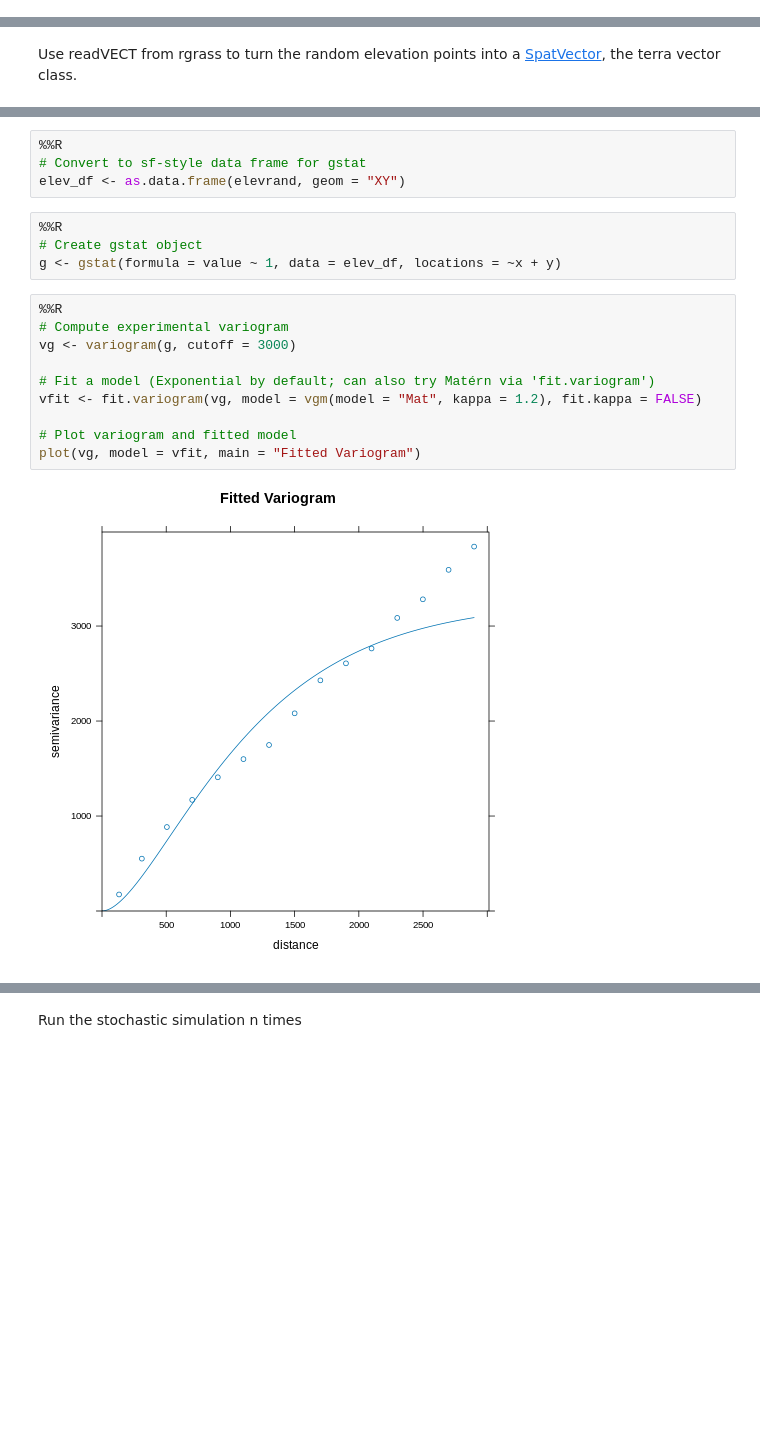
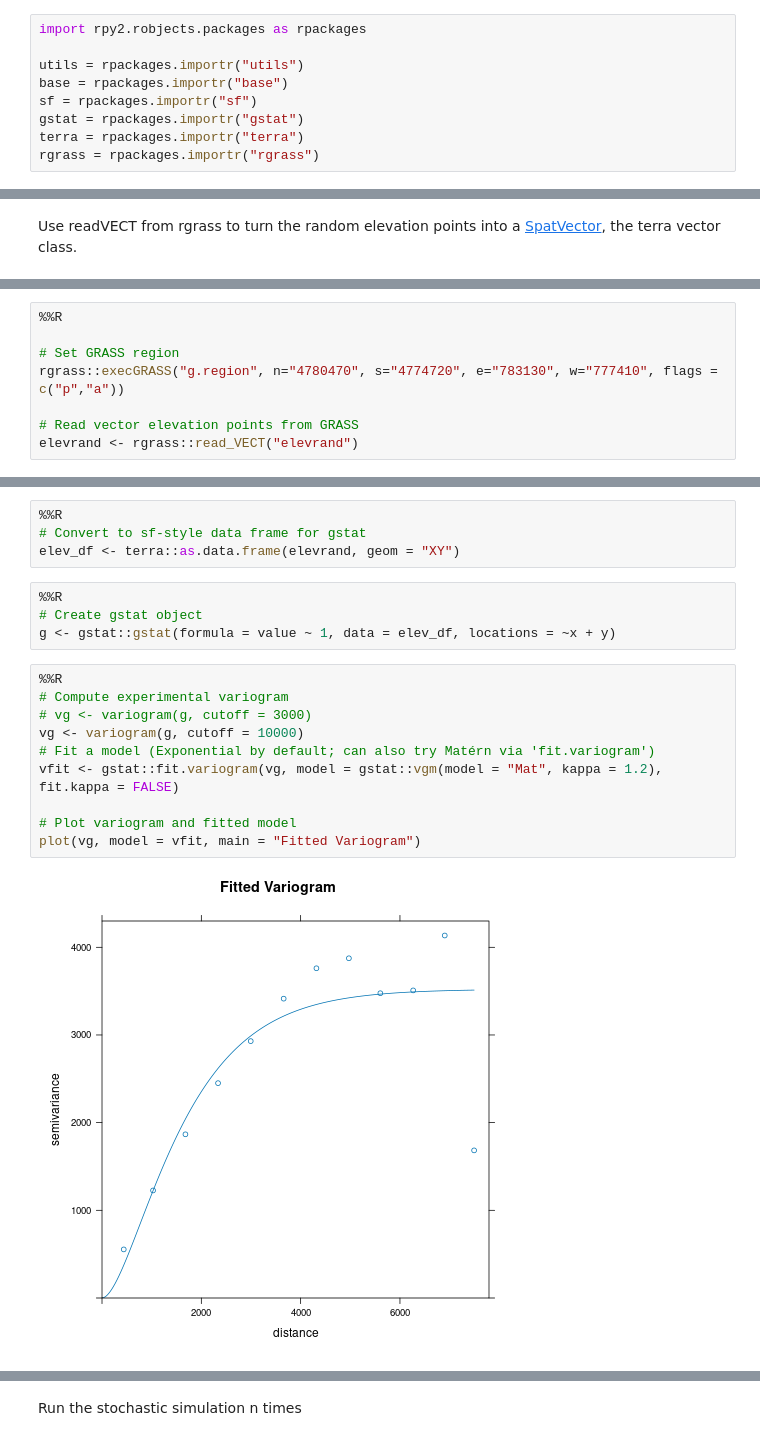
Before and after one commit to ncsu-geoforall-lab/geomorphometry2025_workshop, a Jupyter notebook: geomorphometry_2025_workshop.ipynb, the cells around one changed output, grey strips where cells are left out. Saved outputs shown, nothing was run; the diff lists cells and outputs as text; blank space fills up the shorter version.

```diff
--- a/geomorphometry_2025_workshop.ipynb
+++ b/geomorphometry_2025_workshop.ipynb
@@ -319,3 +295,12 @@ Installing package into ‘/usr/local/lib/R/site-library’
+# %%
+import rpy2.robjects.packages as rpackages
+
+utils = rpackages.importr("utils")
+base = rpackages.importr("base")
+sf = rpackages.importr("sf")
+gstat = rpackages.importr("gstat")
+terra = rpackages.importr("terra")
+rgrass = rpackages.importr("rgrass")
 # %% [markdown]
 Load libraries.
 - Tell R to use the system packages
@@ -352,0 +316,8 @@ format).
+# %%
+%%R
+
+# Set GRASS region
+rgrass::execGRASS("g.region", n="4780470", s="4774720", e="783130", w="777410", flags = c("p","a"))
+
+# Read vector elevation points from GRASS
+elevrand <- rgrass::read_VECT("elevrand")
@@ -353,20 +341,20 @@ format).
 # %%
 %%R
 # Convert to sf-style data frame for gstat
-elev_df <- as.data.frame(elevrand, geom = "XY")
+elev_df <- terra::as.data.frame(elevrand, geom = "XY")
 # %%
 %%R
 # Create gstat object
-g <- gstat(formula = value ~ 1, data = elev_df, locations = ~x + y)
+g <- gstat::gstat(formula = value ~ 1, data = elev_df, locations = ~x + y)
 # %%
 %%R
 # Compute experimental variogram
-vg <- variogram(g, cutoff = 3000)
-
+# vg <- variogram(g, cutoff = 3000)
+vg <- variogram(g, cutoff = 10000)
 # Fit a model (Exponential by default; can also try Matérn via 'fit.variogram')
-vfit <- fit.variogram(vg, model = vgm(model = "Mat", kappa = 1.2), fit.kappa = FALSE)
+vfit <- gstat::fit.variogram(vg, model = gstat::vgm(model = "Mat", kappa = 1.2), fit.kappa = FALSE)
 
 # Plot variogram and fitted model
 plot(vg, model = vfit, main = "Fitted Variogram")
 # %% [output]
-[figure, old version]
+[figure, new version]
```
Also changed, not shown: parts of 42 cells of this notebook.
